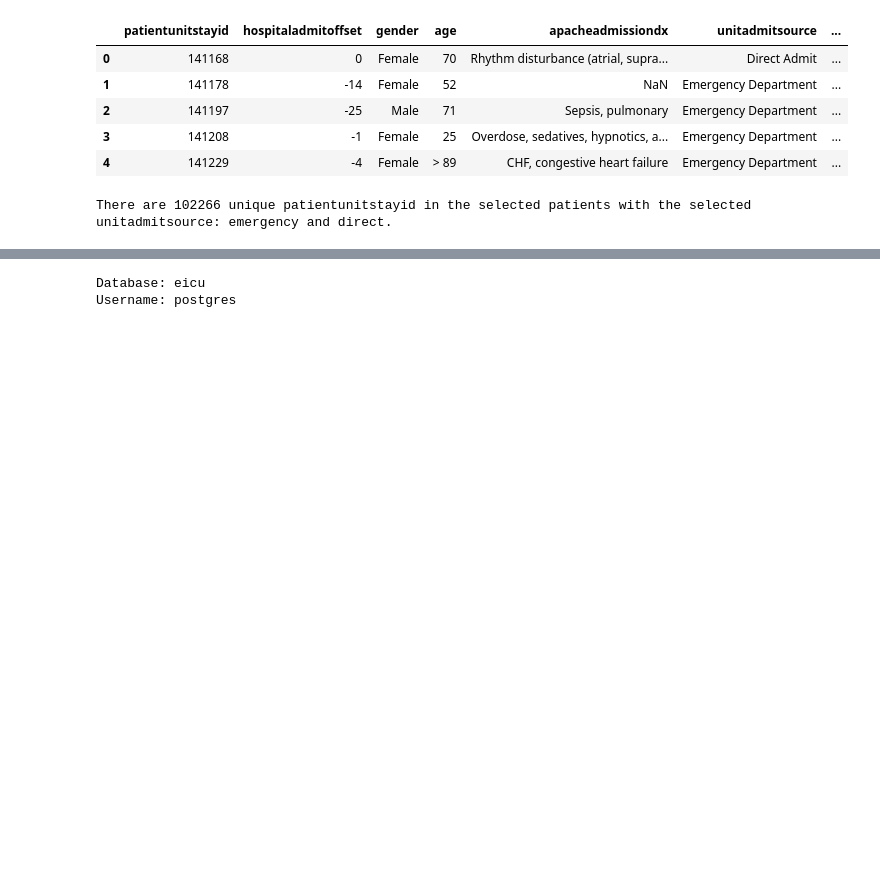
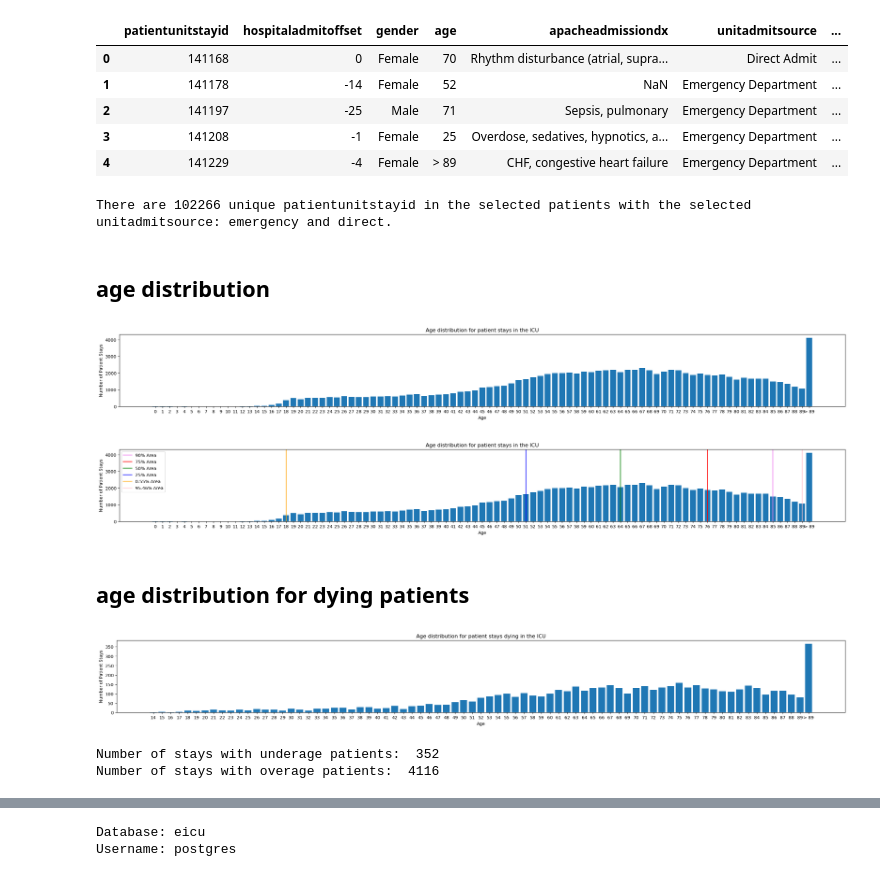
Before and after one commit to joy628/master-project, a Jupyter notebook: data-preprocessing/patient.ipynb, the cells around one changed output, grey strips where cells are left out. Drawn from its saved outputs; the diff is of its cells as text; code cells hidden in the pictures; blank space fills up the shorter version.

```diff
--- a/data-preprocessing/patient.ipynb
+++ b/data-preprocessing/patient.ipynb
@@ -48,5 +51,5 @@ df_selected.head()
 # %% [output]
 Data exported successfully to 'selected_patients.csv'.
 # %%
-df_patient = pd.read_csv(porcesseddir + 'selected_patients.csv')
+df_selected = pd.read_csv(porcesseddir + 'selected_patients.csv')
 # %%
@@ -63,3 +67,22 @@ n_selected_patients=len(list(df_selected.index.get_level_values('patientunitstay
 print("There are {} unique patientunitstayid in the selected patients with the selected unitadmitsource: emergency and direct.".format(n_selected_patients))
 # %% [output]
 There are 102266 unique patientunitstayid in the selected patients with the selected unitadmitsource: emergency and direct.
+# %% [markdown]
+## age distribution
+# %%
+age_distribution = df_selected.groupby('age', dropna = True)['age'].count()
+labels = natsorted(list(age_distribution.index))
+labels = [label for label in labels if not 'nan' in str(label)]
+x = range(len(labels))
+ages = dict(zip(x, labels))
+heights = list([age_distribution[label] for label in labels])
+# %%
+plt.rcParams["figure.figsize"] = (30,3)
+plt.bar(x, heights)
+plt.xticks(x, labels)
+plt.xlabel('Age')
+plt.ylabel('Number of Patient Stays')
+plt.title('Age distribution for patient stays in the ICU')
+plt.show()
+# %% [output]
+[figure, added]
@@ -65,0 +93,27 @@ There are 102266 unique patientunitstayid in the selected patients with the sele
+# %%
+percentile_90 = np.percentile(ages, 90)
+percentile_75 = np.percentile(ages, 75)
+percentile_50 = np.percentile(ages, 50)
+percentile_25 = np.percentile(ages, 25)
+
+score_18 = stats.percentileofscore(ages, 18)
+score_89 = stats.percentileofscore(ages, 89)
+
+plt.bar(x, heights)
+plt.axvline(x=percentile_90, color = 'violet', label = '90% Area')
+plt.axvline(x=percentile_75, color = 'red', label = '75% Area')
+plt.axvline(x=percentile_50, color = 'green', label = '50% Area')
+plt.axvline(x=percentile_25, color = 'blue', label = '25% Area')
+plt.axvline(x=18, color = 'orange', label = '{}% Area'.format(round(score_18, 2)))
+plt.axvline(x=89, color = 'pink', label = '{}% Area'.format(round(score_89, 2)))
+plt.xticks(x, labels)
+plt.rcParams["figure.figsize"] = (30,3)
+plt.xlabel('Age')
+plt.ylabel('Number of Patient Stays')
+plt.title('Age distribution for patient stays in the ICU')
+plt.legend()
+plt.show()
+# %% [output]
+[figure, added]
+# %% [markdown]
+## age distribution for dying patients
@@ -65,0 +130,20 @@ There are 102266 unique patientunitstayid in the selected patients with the sele
+# %%
+plt.bar(x1, heights1)
+plt.xticks(x1, labels1)
+plt.rcParams["figure.figsize"] = (30,3)
+plt.xlabel('Age')
+plt.ylabel('Number of Patient Stays')
+plt.title('Age distribution for patient stays dying in the ICU')
+plt.show()
+# %% [output]
+[figure, added]
+# %%
+min_age = '18'
+max_age = '89'
+underage_stays = list(df_selected[df_selected['age'] < min_age]['patientunitstayid'].unique())
+overage_stays = list(df_selected[df_selected['age'] > max_age]['patientunitstayid'].unique())
+print('Number of stays with underage patients: ', len(underage_stays))
+print('Number of stays with overage patients: ', len(overage_stays))
+# %% [output]
+Number of stays with underage patients:  352
+Number of stays with overage patients:  4116
```
Also changed, not shown: parts of 11 cells of this notebook, 2 other files.
